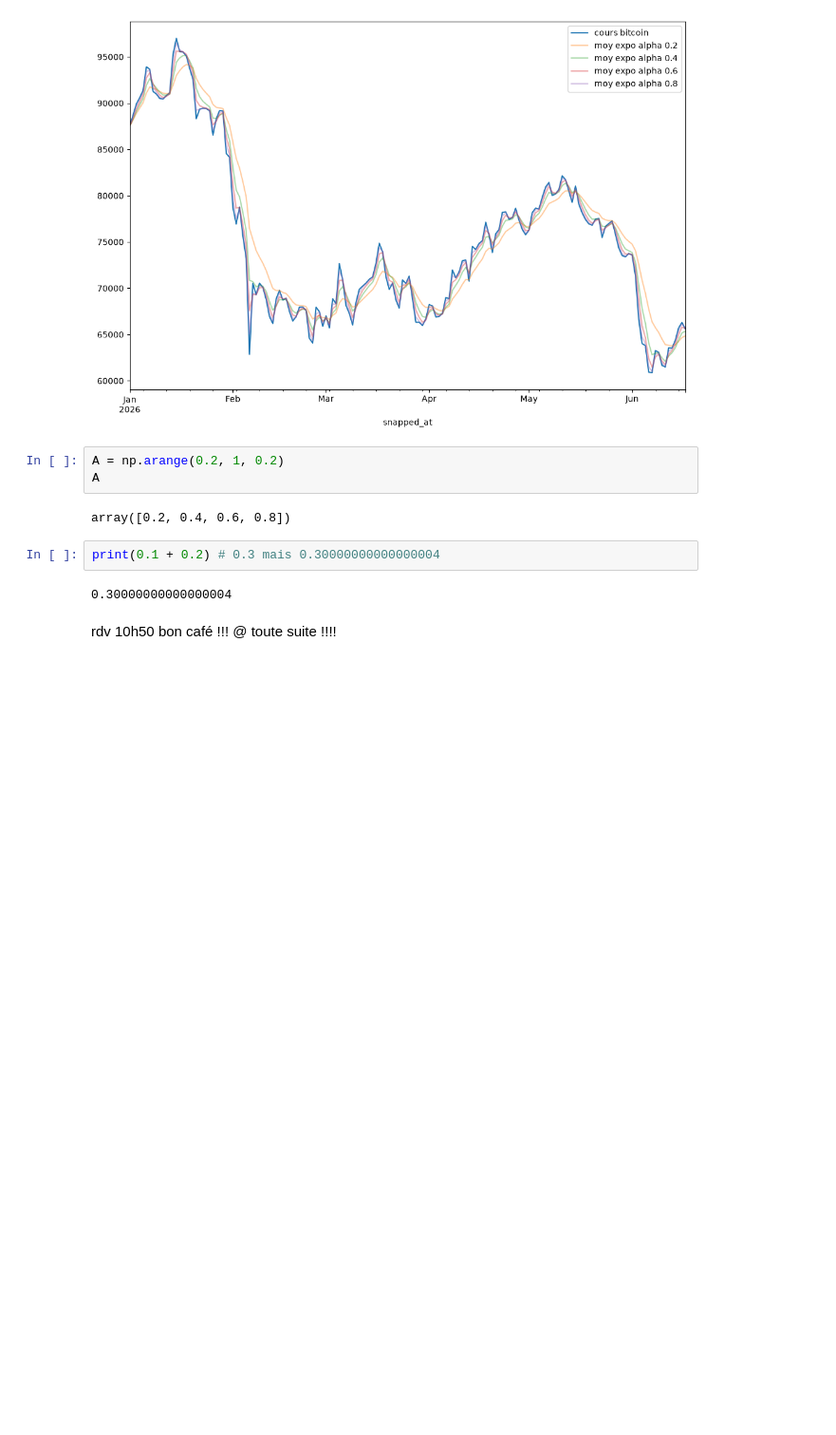
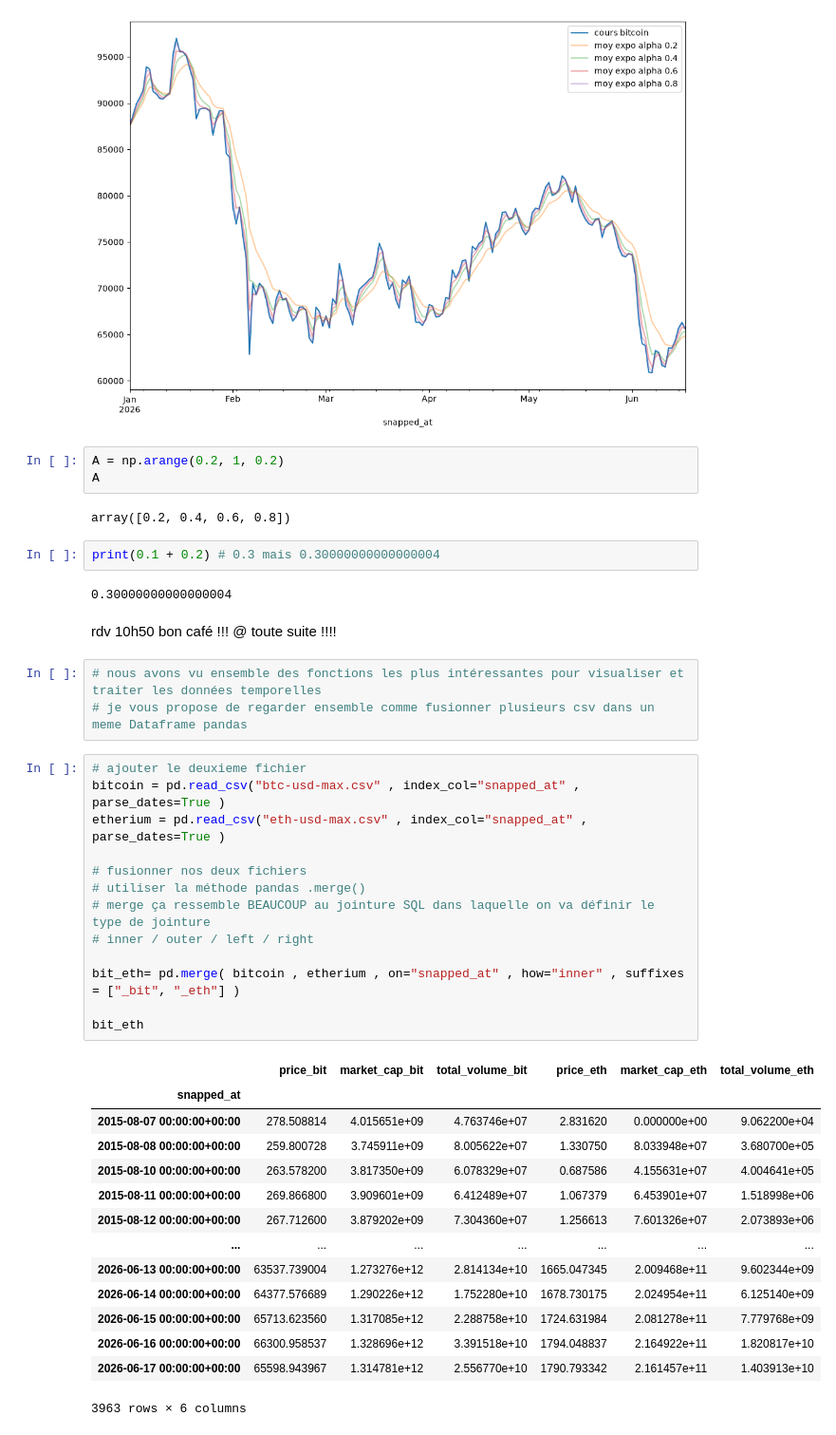
Before and after one commit to webdevproformation/m2-iot-juin2026, a Jupyter notebook: jour04/01-temporel.ipynb, the cells around one changed output. Shown at 95% size. Saved outputs shown, nothing was run; the diff lists cells and outputs as text; blank space fills up the shorter version.

Commit message:
fusionner deux csv en fonction de leur date

```diff
--- a/jour04/01-temporel.ipynb
+++ b/jour04/01-temporel.ipynb
@@ -164,3 +164,34 @@ print(0.1 + 0.2) # 0.3 mais 0.30000000000000004
 0.30000000000000004
 # %% [markdown]
 rdv 10h50 bon café !!! @ toute suite !!!!
+# %%
+# nous avons vu ensemble des fonctions les plus intéressantes pour visualiser et traiter les données temporelles
+# je vous propose de regarder ensemble comme fusionner plusieurs csv dans un meme Dataframe pandas
+# %%
+# ajouter le deuxieme fichier
+bitcoin = pd.read_csv("btc-usd-max.csv" , index_col="snapped_at" , parse_dates=True )
+etherium = pd.read_csv("eth-usd-max.csv" , index_col="snapped_at" , parse_dates=True )
+
+# fusionner nos deux fichiers
+# utiliser la méthode pandas .merge()
+# merge ça ressemble BEAUCOUP au jointure SQL dans laquelle on va définir le type de jointure
+# inner / outer / left / right
+
+bit_eth= pd.merge( bitcoin , etherium , on="snapped_at" , how="inner" , suffixes = ["_bit", "_eth"] )
+
+bit_eth
+# %% [output]
+|  | price_bit | market_cap_bit | total_volume_bit | price_eth | market_cap_eth | total_volume_eth |
+| snapped_at |  |  |  |  |  |  |
+| 2015-08-07 00:00:00+00:00 | 278.508814 | 4.015651e+09 | 4.763746e+07 | 2.831620 | 0.000000e+00 | 9.062200e+04 |
+| 2015-08-08 00:00:00+00:00 | 259.800728 | 3.745911e+09 | 8.005622e+07 | 1.330750 | 8.033948e+07 | 3.680700e+05 |
+| 2015-08-10 00:00:00+00:00 | 263.578200 | 3.817350e+09 | 6.078329e+07 | 0.687586 | 4.155631e+07 | 4.004641e+05 |
+| 2015-08-11 00:00:00+00:00 | 269.866800 | 3.909601e+09 | 6.412489e+07 | 1.067379 | 6.453901e+07 | 1.518998e+06 |
+| 2015-08-12 00:00:00+00:00 | 267.712600 | 3.879202e+09 | 7.304360e+07 | 1.256613 | 7.601326e+07 | 2.073893e+06 |
+| ... | ... | ... | ... | ... | ... | ... |
+| 2026-06-13 00:00:00+00:00 | 63537.739004 | 1.273276e+12 | 2.814134e+10 | 1665.047345 | 2.009468e+11 | 9.602344e+09 |
+| 2026-06-14 00:00:00+00:00 | 64377.576689 | 1.290226e+12 | 1.752280e+10 | 1678.730175 | 2.024954e+11 | 6.125140e+09 |
+| 2026-06-15 00:00:00+00:00 | 65713.623560 | 1.317085e+12 | 2.288758e+10 | 1724.631984 | 2.081278e+11 | 7.779768e+09 |
+| 2026-06-16 00:00:00+00:00 | 66300.958537 | 1.328696e+12 | 3.391518e+10 | 1794.048837 | 2.164922e+11 | 1.820817e+10 |
+| 2026-06-17 00:00:00+00:00 | 65598.943967 | 1.314781e+12 | 2.556770e+10 | 1790.793342 | 2.161457e+11 | 1.403913e+10 |
+3963 rows × 6 columns
```
